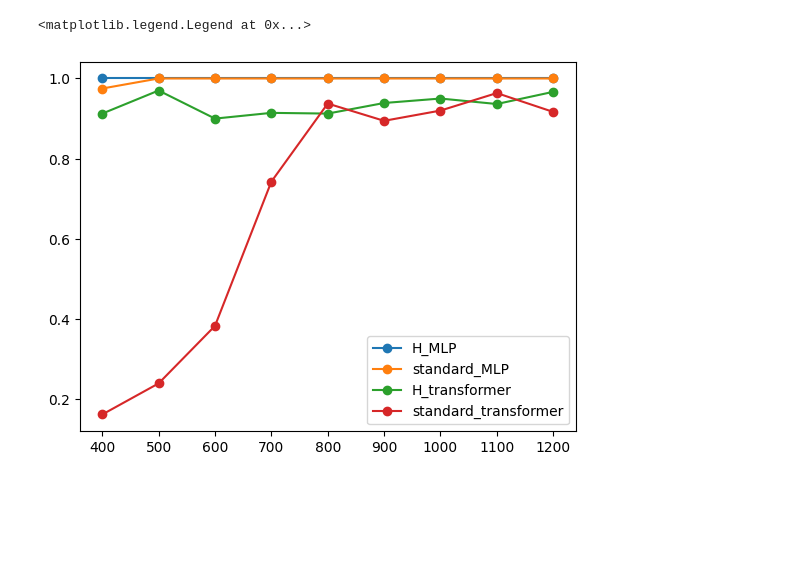
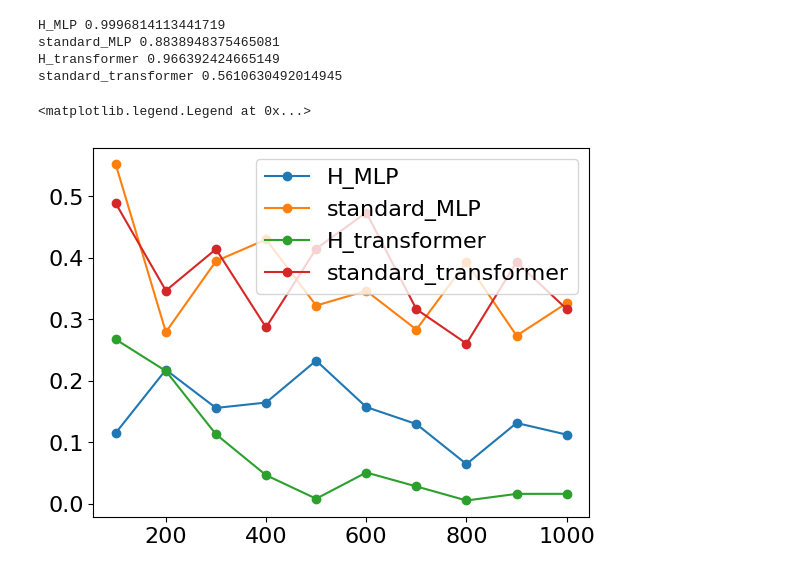
Before and after one commit to maxwellmg/grow-crystals-distance-experiments, a Jupyter notebook: notebooks/plot_runs.ipynb, the cells around one changed output. Saved outputs shown, nothing was run; the diff lists cells and outputs as text; code cells hidden in the pictures; blank space fills up the shorter version.

```diff
--- a/notebooks/plot_runs.ipynb
+++ b/notebooks/plot_runs.ipynb
@@ -1,35 +1,40 @@
 # %%
-data_id = "lattice"
+data_id = "equivalence"
 data_id_choices = ["lattice", "greater", "family_tree", "equivalence", "circle"]
 model_id_choices = ["H_MLP", "standard_MLP", "H_transformer", "standard_transformer"]
 
 import json
 import matplotlib.pyplot as plt
 
-seed = 77
+seed = 66
 #data_id = "lattice"
-model_id = "H_transformer"
 data_size = 1000
 train_ratio = 0.8
 
-data_size_list = [400, 500, 600, 700, 800, 900, 1000, 1100, 1200]
+data_size_list = [100, 200, 300, 400, 500, 600, 700, 800, 900, 1000]
 
 for model_id in model_id_choices:
     metric_list = []
     for data_size in data_size_list:
         fname = f'../results/{seed}_{data_id}_{model_id}_{data_size}_{train_ratio}.json'
         with open(fname, 'r') as file:
             data = json.load(file)
-#            metric_list.append(data['metric'])
+            metric_list.append(data['metric'])
+            if data_size == 1000:
+                print(model_id, data['variances'][0] + data['variances'][1])
         fname = f'../results/{seed}_{data_id}_{model_id}_{data_size}_{train_ratio}_train_results.json'
         with open(fname, 'r') as file:
             data = json.load(file)
-            metric_list.append(data['test_accuracies'][-1])
+#            metric_list.append(data['test_accuracies'][-1])
     plt.plot(data_size_list, metric_list, '-o', label=model_id)
 
 plt.legend()
 # %% [output]
-<matplotlib.legend.Legend at 0x...>
+H_MLP 0.9996814113441719
+standard_MLP 0.8838948375465081
+H_transformer 0.966392424665149
+standard_transformer 0.5610630492014945
+<matplotlib.legend.Legend at 0x...>
-[figure, old version]
+[figure, new version]
 # %%
 import numpy as np
```
Also changed, not shown: parts of 7 cells of this notebook, 3 other files.
